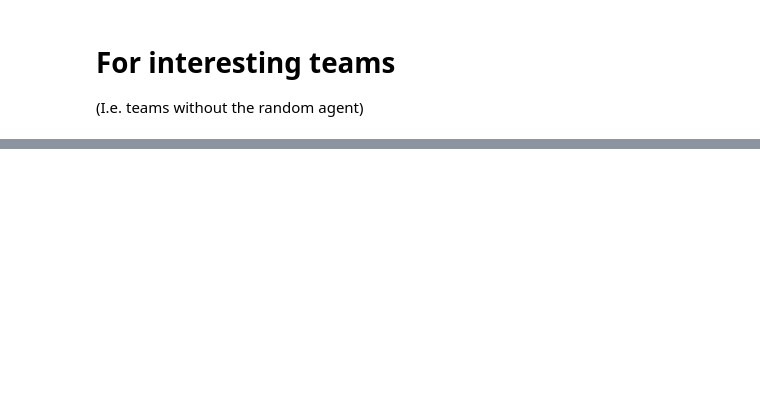
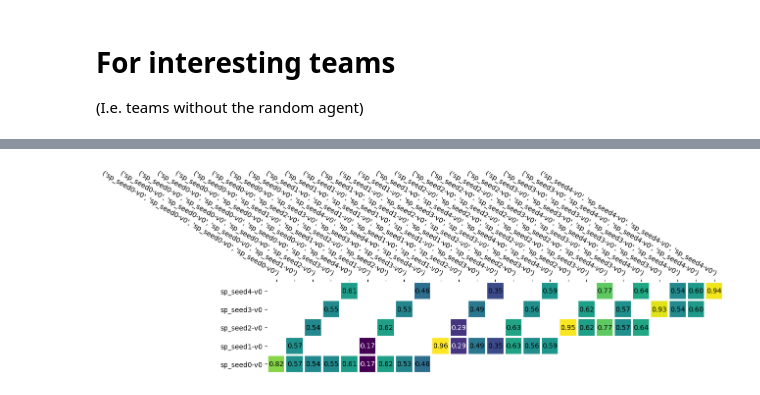
Before and after one commit to Jjschwartz/posggym-agents, a Jupyter notebook: posggym_agents/agents/predatorprey10x10_P4_p3_s3_coop_v0/analysis.ipynb, the cells around one changed output, grey strips where cells are left out. Saved outputs shown, nothing was run; the diff lists cells and outputs as text; code cells hidden in the pictures; blank space fills up the shorter version.

```diff
--- a/posggym_agents/agents/predatorprey10x10_P4_p3_s3_coop_v0/analysis.ipynb
+++ b/posggym_agents/agents/predatorprey10x10_P4_p3_s3_coop_v0/analysis.ipynb
@@ -198,0 +254,15 @@ plot_utils.plot_pairwise_comparison(
+# %%
+plot_utils.plot_pairwise_comparison(
+    same_team_df,
+    y_key="episode_return_mean",
+    policy_key="policy_id",
+    coplayer_policy_key="team_id",
+    y_err_key=None,
+    vrange=None,
+    figsize=(len(same_teams)//2, len(same_team_policy_ids)),
+    valfmt="{x:.2f}",
+    average_duplicates=True,
+    duplicate_warning=False
+)
+# %% [output]
+[figure, added]
```
Also changed, not shown: parts of 10 cells of this notebook, 1 other file.
